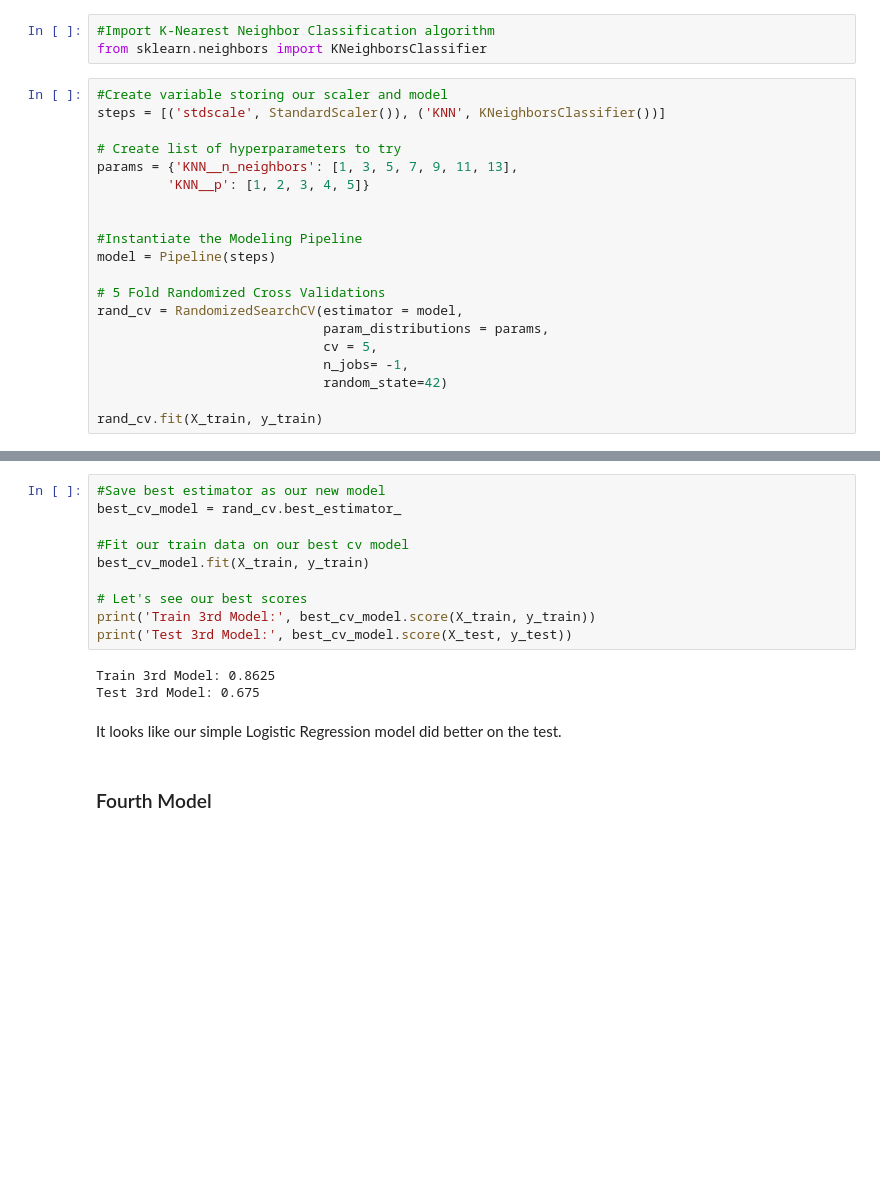
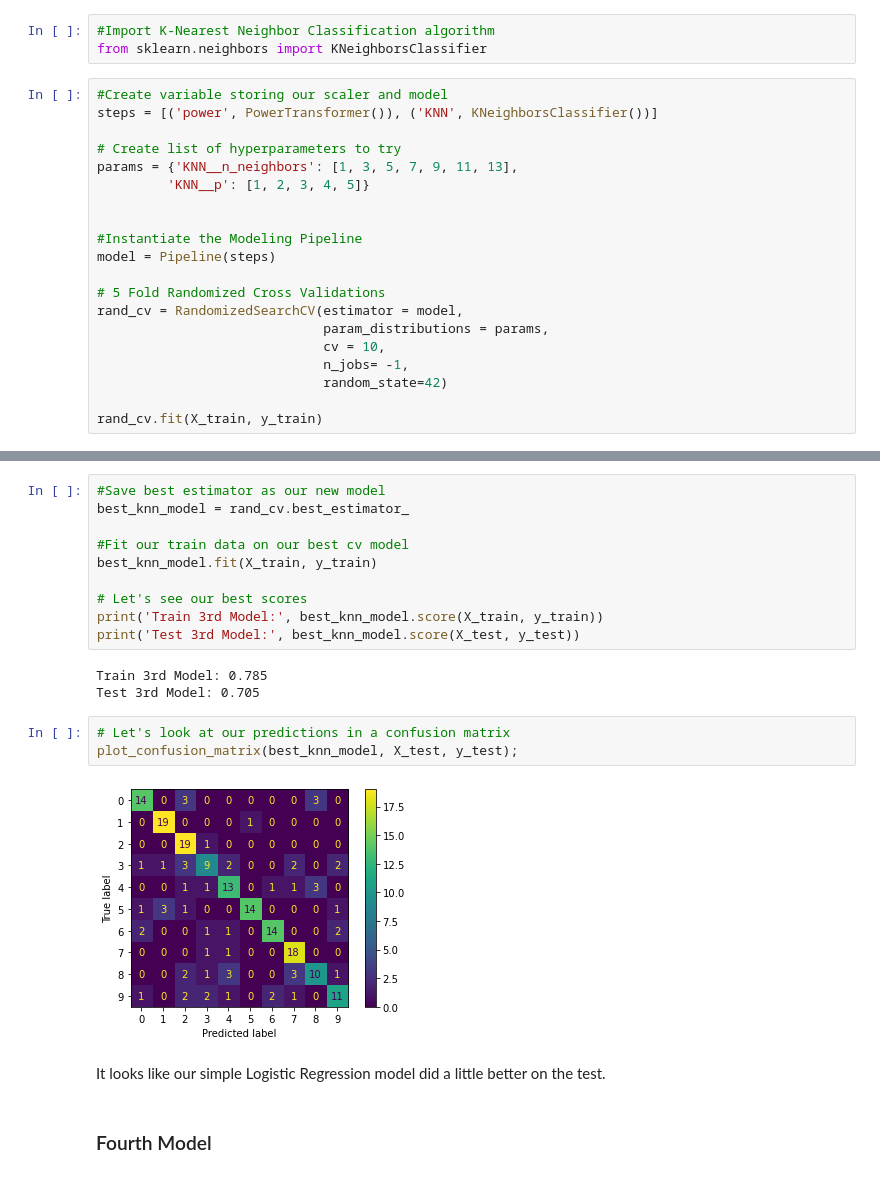
Before and after one commit to aokdata/Music_Genre_Classification, a Jupyter notebook: Music_Genre_Classification.ipynb, the cells around one changed output, grey strips where cells are left out. Cells and saved outputs as stored; diff of their text form; blank space fills up the shorter version.

```diff
--- a/Music_Genre_Classification.ipynb
+++ b/Music_Genre_Classification.ipynb
@@ -418,7 +647,7 @@ Now let's try another algorithm, K-Nearest Neighbor.
 from sklearn.neighbors import KNeighborsClassifier
 # %%
 #Create variable storing our scaler and model
-steps = [('stdscale', StandardScaler()), ('KNN', KNeighborsClassifier())]
+steps = [('power', PowerTransformer()), ('KNN', KNeighborsClassifier())]
 
 # Create list of hyperparameters to try
 params = {'KNN__n_neighbors': [1, 3, 5, 7, 9, 11, 13],
@@ -431,7 +660,7 @@ model = Pipeline(steps)
 # 5 Fold Randomized Cross Validations
 rand_cv = RandomizedSearchCV(estimator = model,
                              param_distributions = params,
-                             cv = 5,
+                             cv = 10,
                              n_jobs= -1,
                              random_state=42)
 
@@ -458,18 +687,23 @@ rand_cv.best_params_
 # %%
 #Save best estimator as our new model
-best_cv_model = rand_cv.best_estimator_
+best_knn_model = rand_cv.best_estimator_
 
 #Fit our train data on our best cv model
-best_cv_model.fit(X_train, y_train)
+best_knn_model.fit(X_train, y_train)
 
 # Let's see our best scores
-print('Train 3rd Model:', best_cv_model.score(X_train, y_train))
-print('Test 3rd Model:', best_cv_model.score(X_test, y_test))
+print('Train 3rd Model:', best_knn_model.score(X_train, y_train))
+print('Test 3rd Model:', best_knn_model.score(X_test, y_test))
 # %% [output]
-Train 3rd Model: 0.8625
-Test 3rd Model: 0.675
+Train 3rd Model: 0.785
+Test 3rd Model: 0.705
+# %%
+# Let's look at our predictions in a confusion matrix
+plot_confusion_matrix(best_knn_model, X_test, y_test);
+# %% [output]
+[figure, added]
 # %% [markdown]
-It looks like our simple Logistic Regression model did better on the test.
+It looks like our simple Logistic Regression model did a little better on the test.
 # %% [markdown]
 ### Fourth Model
 # %% [markdown]
```
Also changed, not shown: parts of 126 cells of this notebook.
